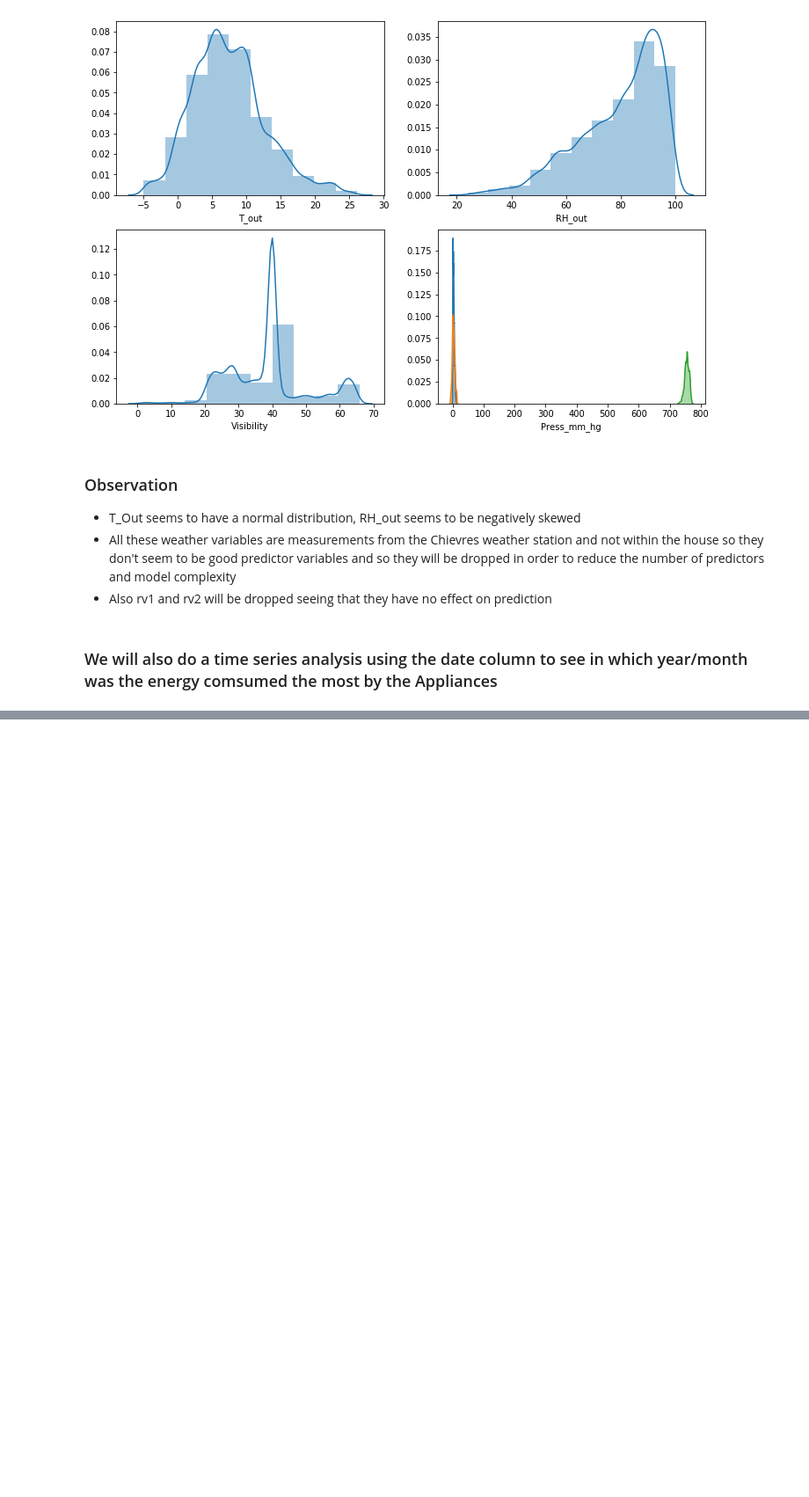
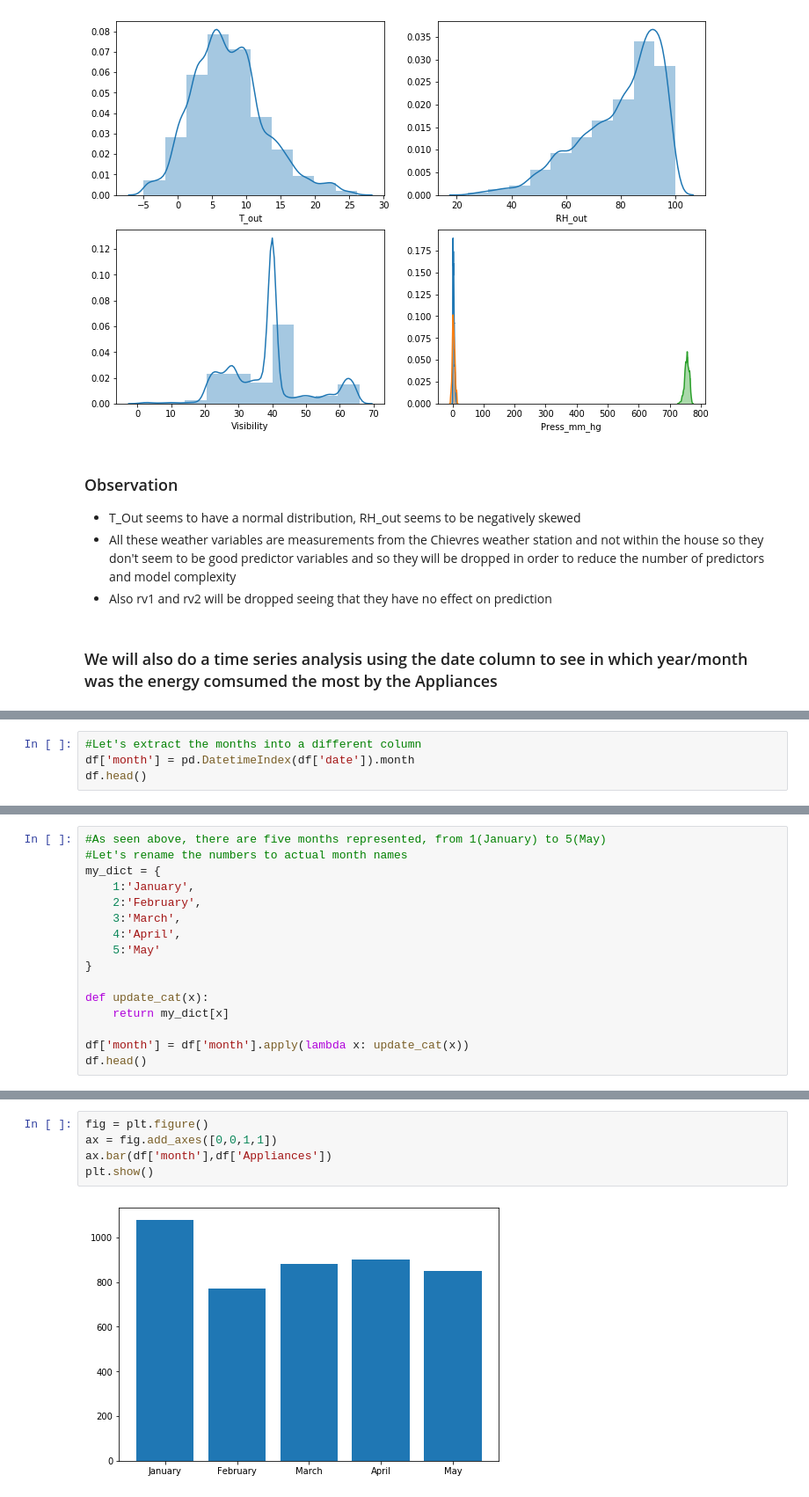
Before and after one commit to pasDamola/building_energy_prediction, a Jupyter notebook: APPLIANCES_ENERGY_PREDICTION.ipynb, the cells around one changed output, grey strips where cells are left out. Shown: that part at 88% size. Cells and saved outputs as stored; diff of their text form; blank space fills up the shorter version.

```diff
--- a/APPLIANCES_ENERGY_PREDICTION.ipynb
+++ b/APPLIANCES_ENERGY_PREDICTION.ipynb
@@ -144,0 +161,4 @@ vis6 = sns.distplot(weather_data["Press_mm_hg"],bins=10, ax=ax[1][1])
+# %%
+#Let's extract the months into a different column
+df['month'] = pd.DatetimeIndex(df['date']).month
+df.head()
@@ -144,0 +182,16 @@ vis6 = sns.distplot(weather_data["Press_mm_hg"],bins=10, ax=ax[1][1])
+# %%
+#As seen above, there are five months represented, from 1(January) to 5(May)
+#Let's rename the numbers to actual month names
+my_dict = {
+    1:'January',
+    2:'February',
+    3:'March',
+    4:'April',
+    5:'May'
+}
+
+def update_cat(x):
+    return my_dict[x]
+
+df['month'] = df['month'].apply(lambda x: update_cat(x))
+df.head()
@@ -144,0 +215,7 @@ vis6 = sns.distplot(weather_data["Press_mm_hg"],bins=10, ax=ax[1][1])
+# %%
+fig = plt.figure()
+ax = fig.add_axes([0,0,1,1])
+ax.bar(df['month'],df['Appliances'])
+plt.show()
+# %% [output]
+[figure, added]
```
Also changed, not shown: parts of 12 cells of this notebook.
